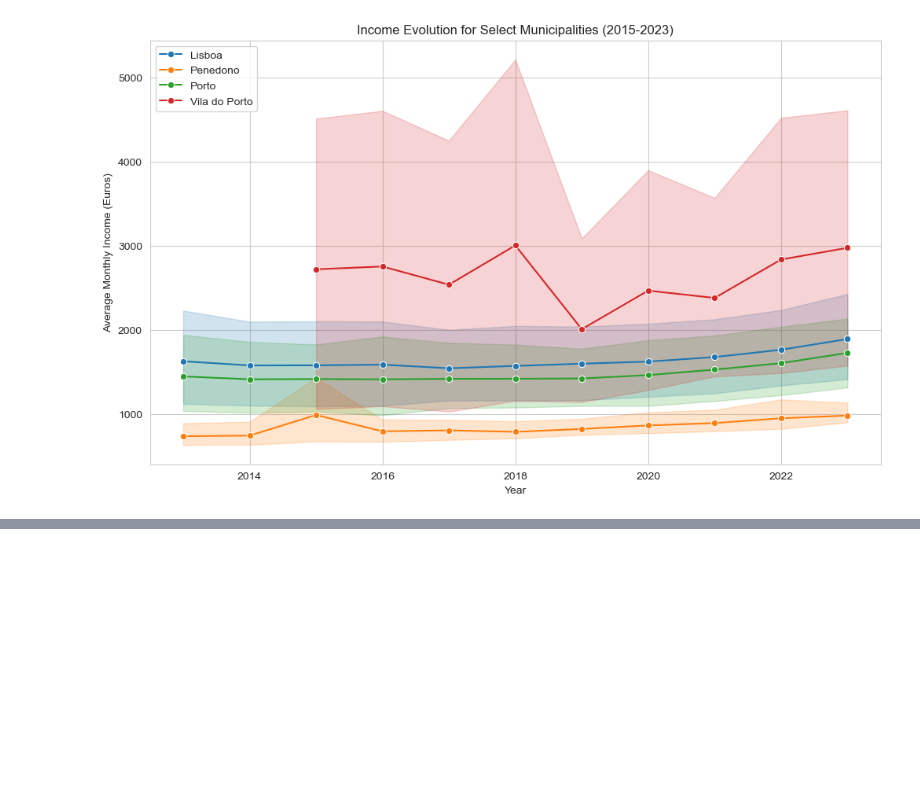
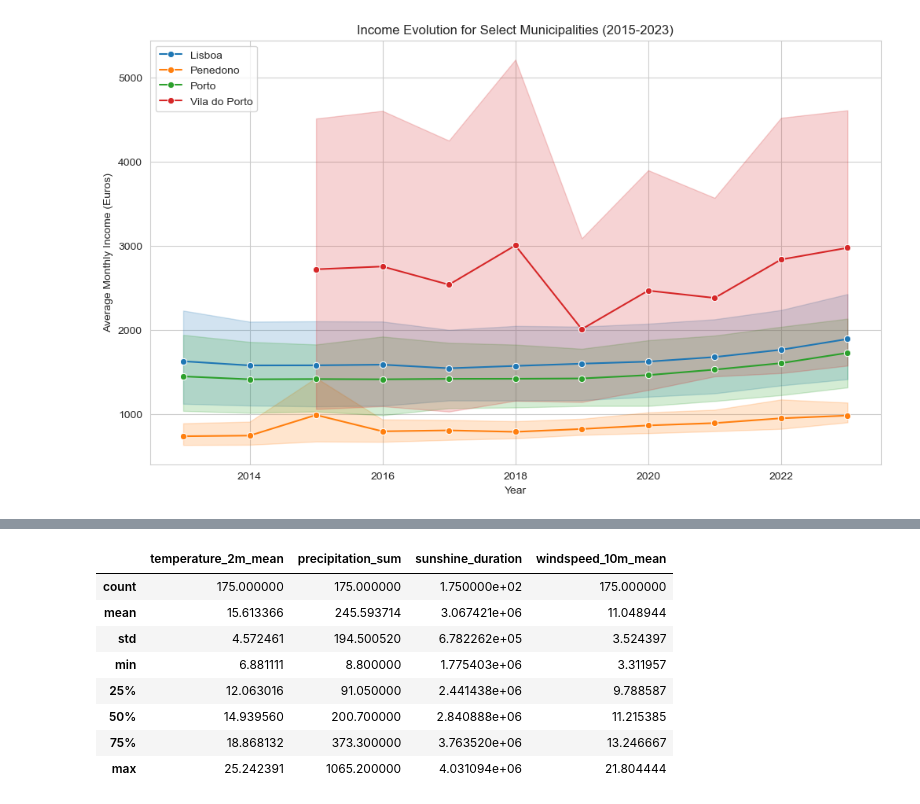
Before and after one commit to Shushunya/FCD-housing-prices, a Jupyter notebook: main_notebook.ipynb, the cells around one changed output, grey strips where cells are left out. Cells and saved outputs as stored; diff of their text form; code cells hidden in the pictures; blank space fills up the shorter version.

```diff
--- a/main_notebook.ipynb
+++ b/main_notebook.ipynb
@@ -630,0 +682,12 @@ plt.show()
+# %%
+weather_df.describe()
+# %% [output]
+|  | temperature_2m_mean | precipitation_sum | sunshine_duration | windspeed_10m_mean |
+| count | 175.000000 | 175.000000 | 1.750000e+02 | 175.000000 |
+| mean | 15.613366 | 245.593714 | 3.067421e+06 | 11.048944 |
+| std | 4.572461 | 194.500520 | 6.782262e+05 | 3.524397 |
+| min | 6.881111 | 8.800000 | 1.775403e+06 | 3.311957 |
+| 25% | 12.063016 | 91.050000 | 2.441438e+06 | 9.788587 |
+| 50% | 14.939560 | 200.700000 | 2.840888e+06 | 11.215385 |
+| 75% | 18.868132 | 373.300000 | 3.763520e+06 | 13.246667 |
+| max | 25.242391 | 1065.200000 | 4.031094e+06 | 21.804444 |
```
Also changed, not shown: parts of 14 cells of this notebook.
